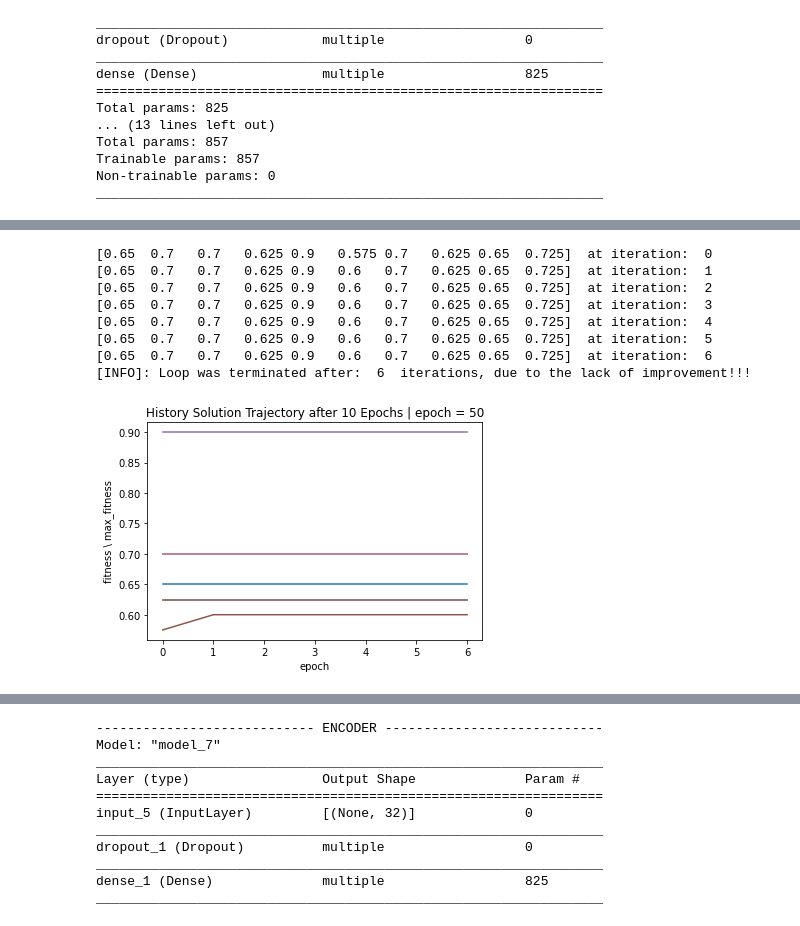
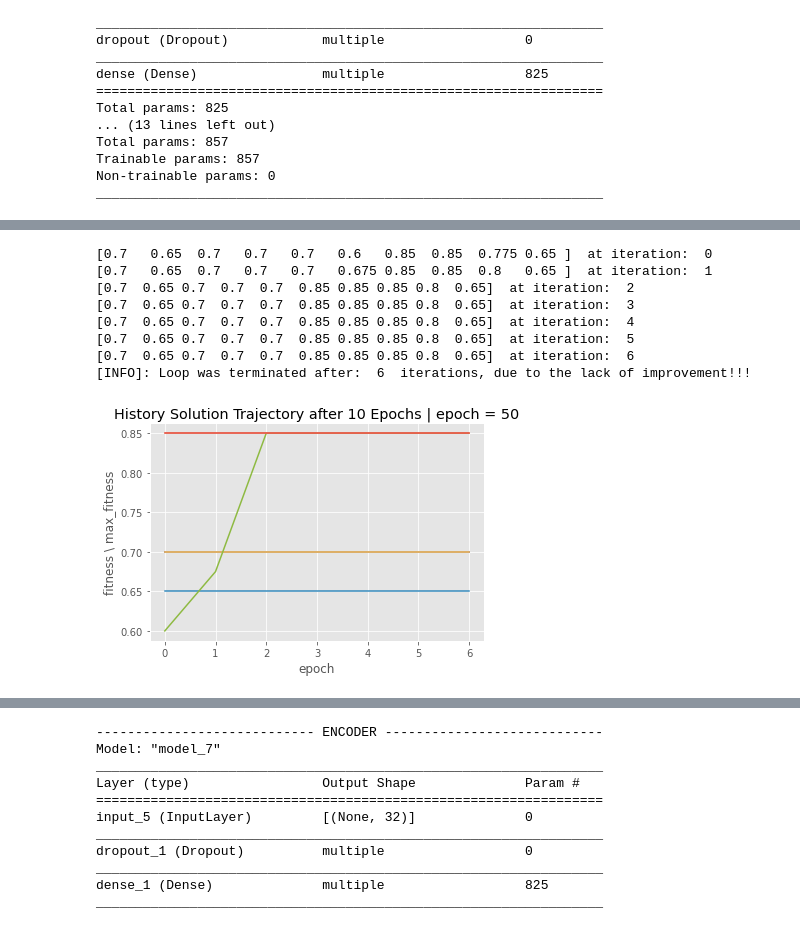
Before and after one commit to FilipKubackiSoton/DeepOptimization, a Jupyter notebook: progres2.ipynb, the cells around one changed output, grey strips where cells are left out. Cells and saved outputs as stored; diff of their text form; code cells hidden in the pictures.

```diff
--- a/progres2.ipynb
+++ b/progres2.ipynb
@@ -188,7 +189,7 @@ def code_flip_decode(array, encoder, decoder, debuge_variation = False):
     #new_array_binary = np.where(new_array>0, 1, 0) # binarize latent representation
     index = np.random.randint(np.shape(new_array)[-1]) #choose random index to flip
     new_array_fliped = copy.copy(new_array) # create copy of the encoded array
-    new_array_fliped[index] = 1-new_array_fliped[index] # apply flip
+    new_array_fliped[index] *= (-1) # apply flip
     changed_tensor = tf.convert_to_tensor(tf.expand_dims(new_array_fliped,0)) #create new tensor
     new_tensor = decoder(changed_tensor) # decode the sample with the change from the latent spaece
     output_array = new_tensor.numpy()[-1] # extraxt simple 1D array from tensor
@@ -354,17 +360,17 @@ def generate_trajectory_global_plot(encoder, decoder, array, epochs = 20,
     plt.show()
     return trajectory_samples
 # %%
-tmp = generate_trajectory_global_plot(encoder, decoder, trainY, debuge_variation=True, epochs = 10)
+tmp = generate_trajectory_global_plot(encoder1, decoder1, trainY, debuge_variation=True, epochs = 10)
 # %% [output]
-[0.65  0.7   0.7   0.625 0.9   0.575 0.7   0.625 0.65  0.725]  at iteration:  0
-[0.65  0.7   0.7   0.625 0.9   0.6   0.7   0.625 0.65  0.725]  at iteration:  1
-[0.65  0.7   0.7   0.625 0.9   0.6   0.7   0.625 0.65  0.725]  at iteration:  2
-[0.65  0.7   0.7   0.625 0.9   0.6   0.7   0.625 0.65  0.725]  at iteration:  3
-[0.65  0.7   0.7   0.625 0.9   0.6   0.7   0.625 0.65  0.725]  at iteration:  4
-[0.65  0.7   0.7   0.625 0.9   0.6   0.7   0.625 0.65  0.725]  at iteration:  5
-[0.65  0.7   0.7   0.625 0.9   0.6   0.7   0.625 0.65  0.725]  at iteration:  6
+[0.7   0.65  0.7   0.7   0.7   0.6   0.85  0.85  0.775 0.65 ]  at iteration:  0
+[0.7   0.65  0.7   0.7   0.7   0.675 0.85  0.85  0.8   0.65 ]  at iteration:  1
+[0.7  0.65 0.7  0.7  0.7  0.85 0.85 0.85 0.8  0.65]  at iteration:  2
+[0.7  0.65 0.7  0.7  0.7  0.85 0.85 0.85 0.8  0.65]  at iteration:  3
+[0.7  0.65 0.7  0.7  0.7  0.85 0.85 0.85 0.8  0.65]  at iteration:  4
+[0.7  0.65 0.7  0.7  0.7  0.85 0.85 0.85 0.8  0.65]  at iteration:  5
+[0.7  0.65 0.7  0.7  0.7  0.85 0.85 0.85 0.8  0.65]  at iteration:  6
 [INFO]: Loop was terminated after:  6  iterations, due to the lack of improvement!!!
-[figure, old version]
+[figure, new version]
 # %%
 def add_layer_to_model(model, compression = 0.8, dropout = 0.2, reg_cof = 0.001, show_summary = False):
     """
```
Also changed, not shown: parts of 21 cells of this notebook, 1 other file.
